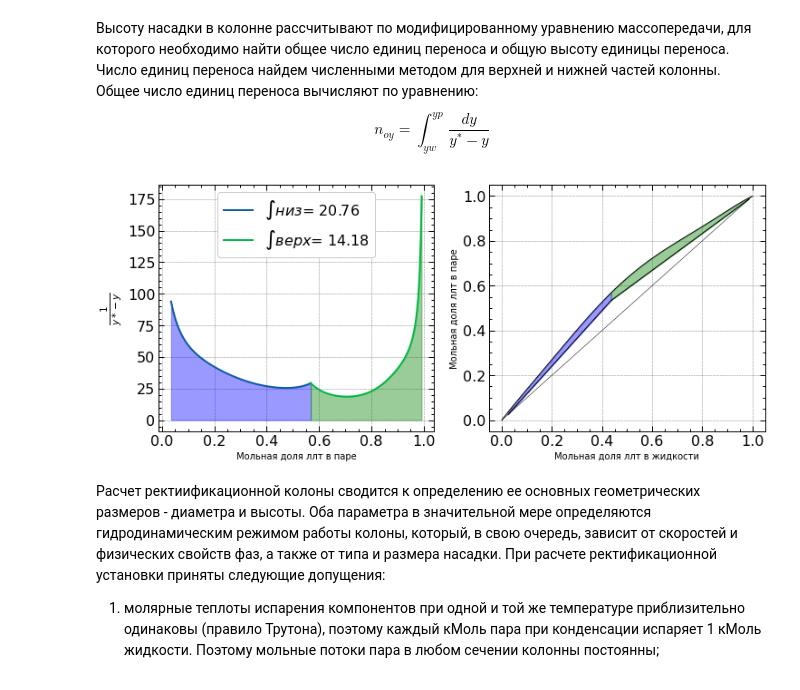
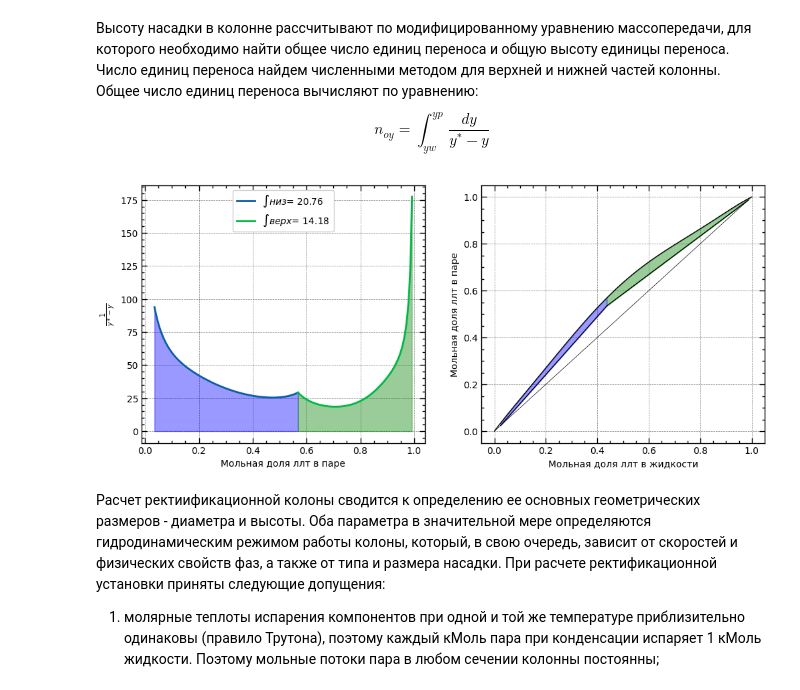
Before and after one commit to kdavjd/rectification_project, a Jupyter notebook: filling_column.ipynb, the cells around one changed output. Saved outputs shown, nothing was run; the diff lists cells and outputs as text; code cells hidden in the pictures.

```diff
--- a/filling_column.ipynb
+++ b/filling_column.ipynb
@@ -265,9 +267,9 @@ properties
 Высоту насадки в колонне рассчитывают по модифицированному уравнению массопередачи, для которого необходимо найти общее число единиц переноса и общую высоту единицы переноса. Число единиц переноса найдем численными методом для верхней и нижней частей колонны. Общее число единиц переноса вычисляют по уравнению:
 $$ n_{oy} = \int_{yw}^{yp} \frac{dy}{y^{*}-y} $$
 # %%
-bottom, top = clc.get_transfer_numbers(balance, Ropt, xy_diagram)
+bottom, top = clc.get_transfer_numbers(balance, Ropt, xy_diagram, plot_type='matplotlib')
 # %% [output]
-[figure, old version]
+[figure, new version]
 # %% [markdown]
 Расчет ректиификационной колоны сводится к определению ее основных геометрических размеров - диаметра и высоты. Оба параметра в значительной мере определяются гидродинамическим режимом работы колоны, который, в свою очередь, зависит от скоростей и физических свойств фаз, а также от типа и размера насадки.
 При расчете ректификационной установки приняты следующие допущения:
```
Also changed, not shown: parts of 3 cells of this notebook, 2 other files.
